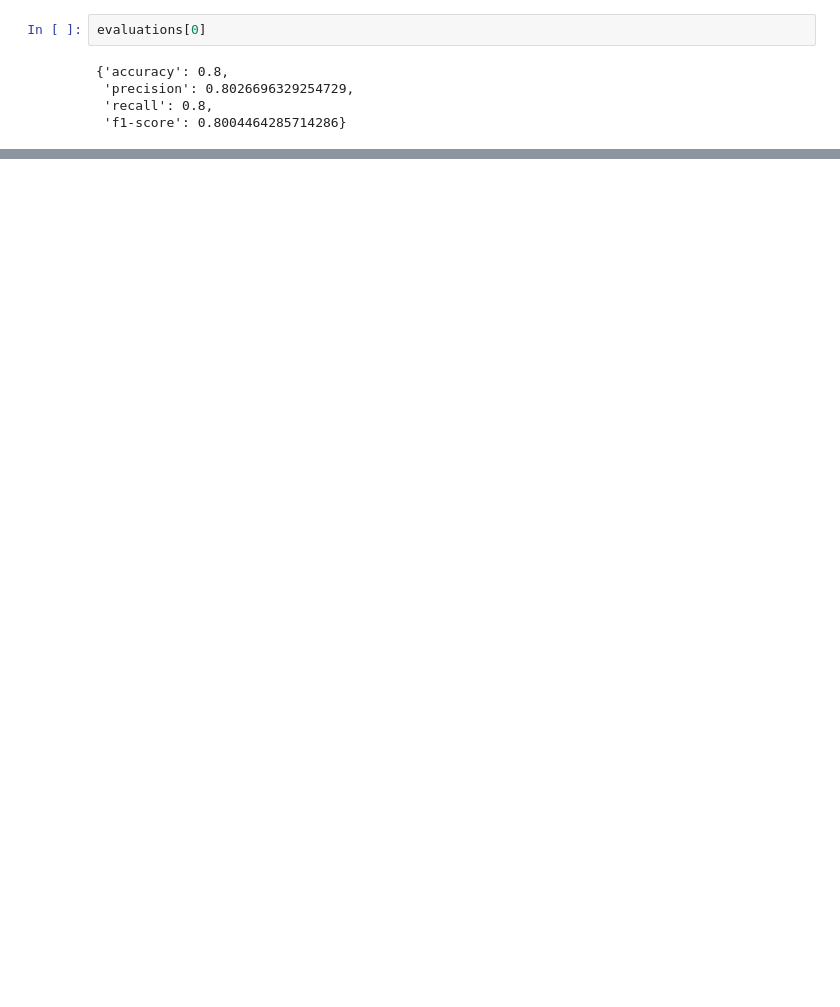
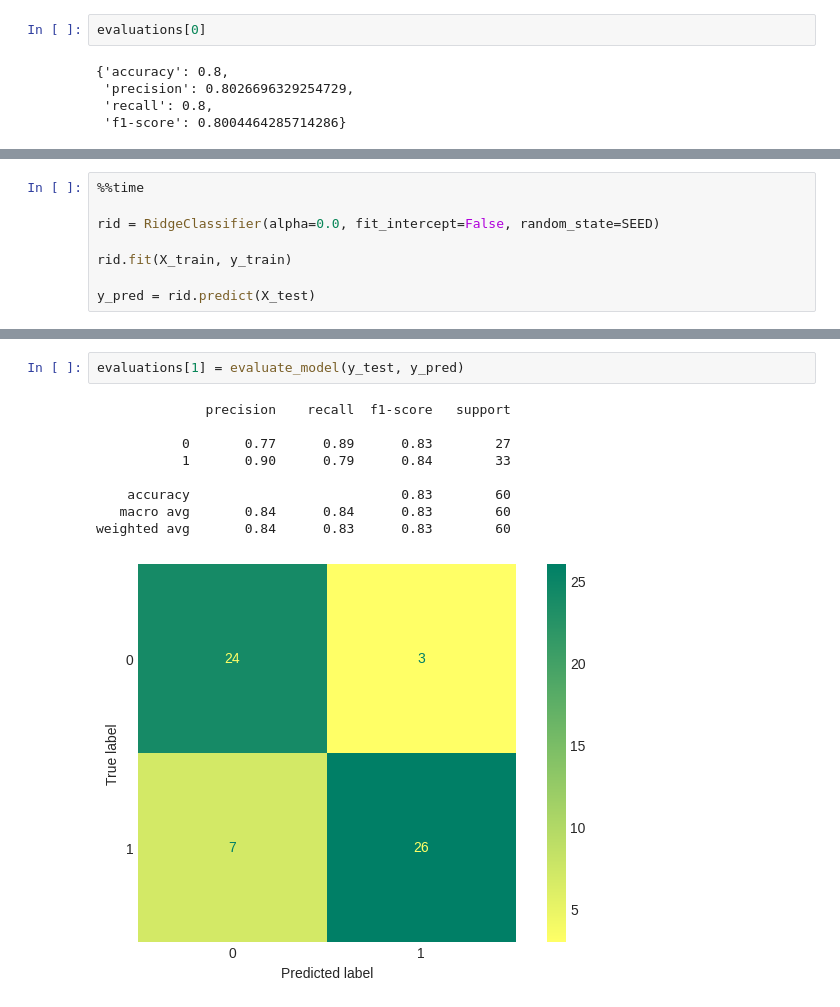
Before and after one commit to flohmannjr/Heart-Attack-Analysis-and-Prediction, a Jupyter notebook: Heart_Attack_Analysis_and_Prediction.ipynb, the cells around one changed output, grey strips where cells are left out. Cells and saved outputs as stored; diff of their text form; blank space fills up the shorter version.

```diff
--- a/Heart_Attack_Analysis_and_Prediction.ipynb
+++ b/Heart_Attack_Analysis_and_Prediction.ipynb
@@ -308,0 +315,8 @@ evaluations[0]
+# %%
+%%time
+
+rid = RidgeClassifier(alpha=0.0, fit_intercept=False, random_state=SEED)
+
+rid.fit(X_train, y_train)
+
+y_pred = rid.predict(X_test)
@@ -308,0 +326,12 @@ evaluations[0]
+# %%
+evaluations[1] = evaluate_model(y_test, y_pred)
+# %% [output]
+              precision    recall  f1-score   support
+
+           0       0.77      0.89      0.83        27
+           1       0.90      0.79      0.84        33
+
+    accuracy                           0.83        60
+   macro avg       0.84      0.84      0.83        60
+weighted avg       0.84      0.83      0.83        60
+[figure, added]
```
Also changed, not shown: parts of 14 cells of this notebook.
